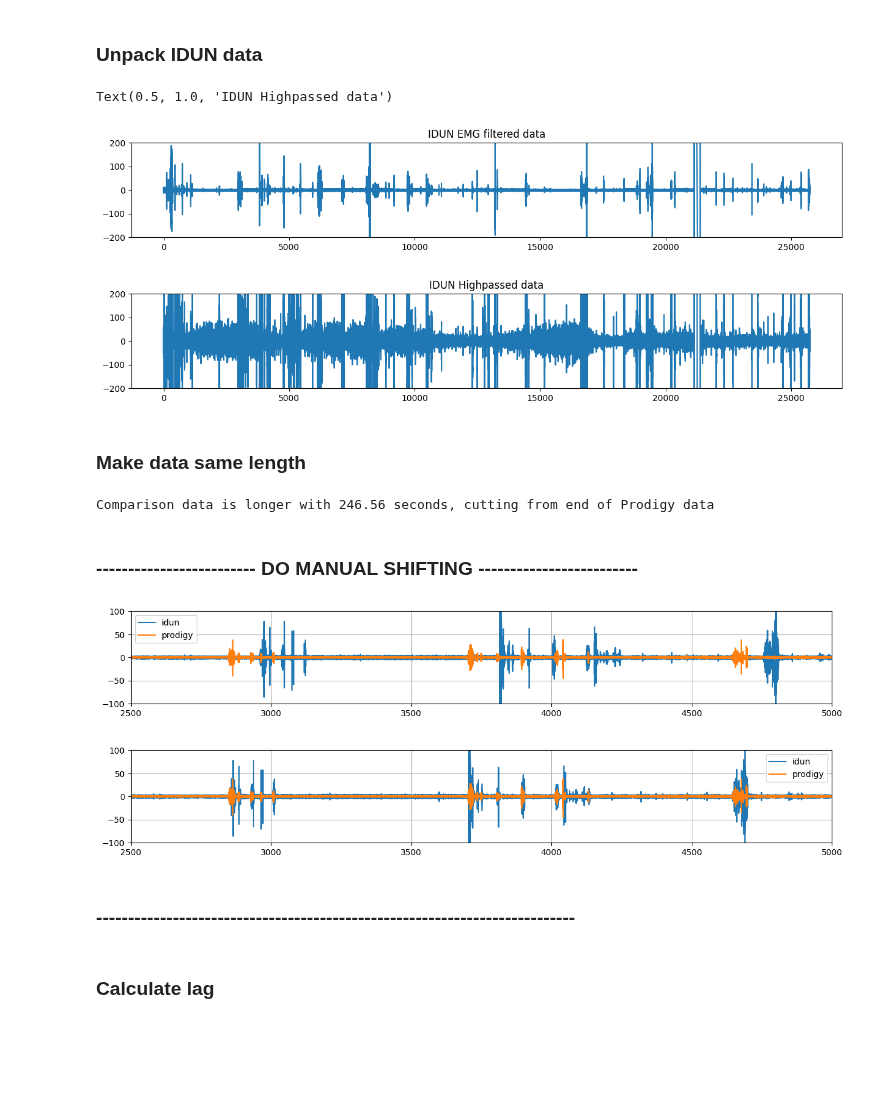
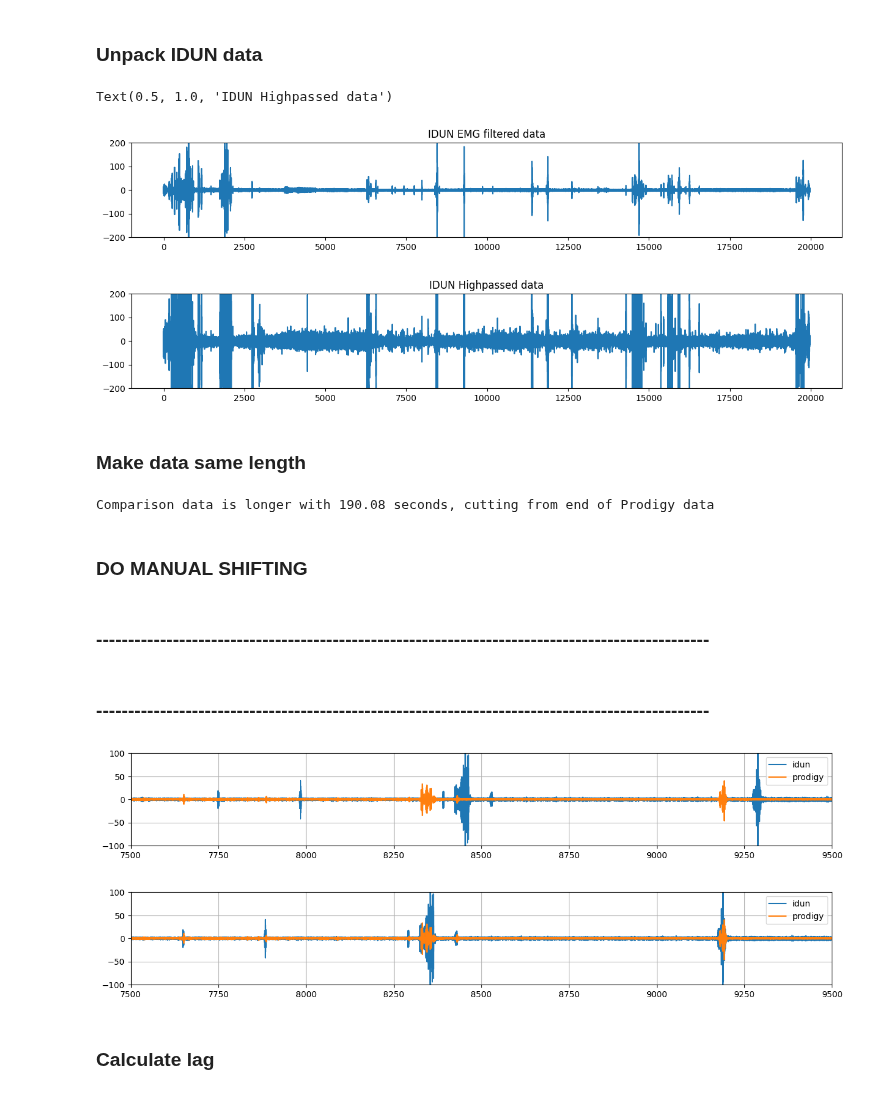
Before and after one commit to iduntech/idn-sync-data, a Jupyter notebook: sync_main.ipynb, the cells around one changed output. Saved outputs shown, nothing was run; the diff lists cells and outputs as text; code cells hidden in the pictures; blank space fills up the shorter version.

```diff
--- a/sync_main.ipynb
+++ b/sync_main.ipynb
@@ -19,7 +19,7 @@ from scipy.signal import resample
 ### Upload all data
 # %%
 folder = "01_Pre_study"
-subject = "S001"
+subject = "S002"
 night = "night1"
 edf_file_path = glob.glob(os.path.join(folder,subject,night, '*.edf'))[0]
 csv_file_path = glob.glob(os.path.join(folder,subject,night, '*eeg.csv'))[0]
@@ -73,8 +73,8 @@ plt.ylim(-200, 200)
 plt.title("IDUN Highpassed data")
 # %% [output]
 Text(0.5, 1.0, 'IDUN Highpassed data')
-[figure, old version]
+[figure, new version]
-[figure, old version]
+[figure, new version]
 # %% [markdown]
 ### Make data same length
 # %%
@@ -97,13 +97,17 @@ else:
 
 same_times = np.linspace(0, len(idun_clipped_data)/config.BASE_SAMPLE_RATE, len(idun_clipped_data))
 # %% [output]
-Comparison data is longer with 246.56 seconds, cutting from end of Prodigy data
+Comparison data is longer with 190.08 seconds, cutting from end of Prodigy data
 # %% [markdown]
-### ------------------------- DO MANUAL SHIFTING -------------------------
+### DO MANUAL SHIFTING
+# %% [markdown]
+### ------------------------------------------------------------------------------------------------
 # %%
-SHIFT_SECONDS = -110
+SHIFT_SECONDS = -100
 # save as txt file the shift amount in seconds
 np.savetxt(os.path.join(folder,subject,night, 'shift_seconds.txt'), [SHIFT_SECONDS], delimiter=',')
+# %% [markdown]
+### ------------------------------------------------------------------------------------------------
 # %%
 
 SHIFT = SHIFT_SECONDS*config.BASE_SAMPLE_RATE
@@ -120,28 +124,29 @@ else:
     prodigy_pre_cut_data = prodigy_clipped_data[SHIFT:]
     prodigy_base_pre_cut_df = prodigy_base_clipped_df[SHIFT:].reset_index(drop=True)
 # %%
+x_start = 7500
+range_viz = 2000
+
 plt.figure(figsize=(15, 2))
 plt.plot(same_times,idun_clipped_data, label='idun')
 plt.plot(same_times,0.5*prodigy_clipped_data, label='prodigy')
-plt.xlim(2500, 5000)
+plt.xlim(x_start, x_start + range_viz)
 plt.legend()
 plt.ylim(-100,100)
 plt.grid()
 
 
 new_times = np.linspace(0, len(idun_pre_cut_data)/config.BASE_SAMPLE_RATE, len(idun_pre_cut_data))
 plt.figure(figsize=(15, 2))
 plt.plot(new_times,idun_pre_cut_data, label='idun')
 plt.plot(new_times,0.5*prodigy_pre_cut_data, label='prodigy')
-plt.xlim(2500, 5000)
+plt.xlim(x_start, x_start + range_viz)
 plt.legend()
 plt.ylim(-100,100)
 plt.grid()
 # %% [output]
-[figure, old version]
+[figure, new version]
-[figure, old version]
+[figure, new version]
-# %% [markdown]
-### ---------------------------------------------------------------------------
 # %% [markdown]
 ### Calculate lag
 # %%
```
Also changed, not shown: parts of 27 cells of this notebook, 1 other file.
